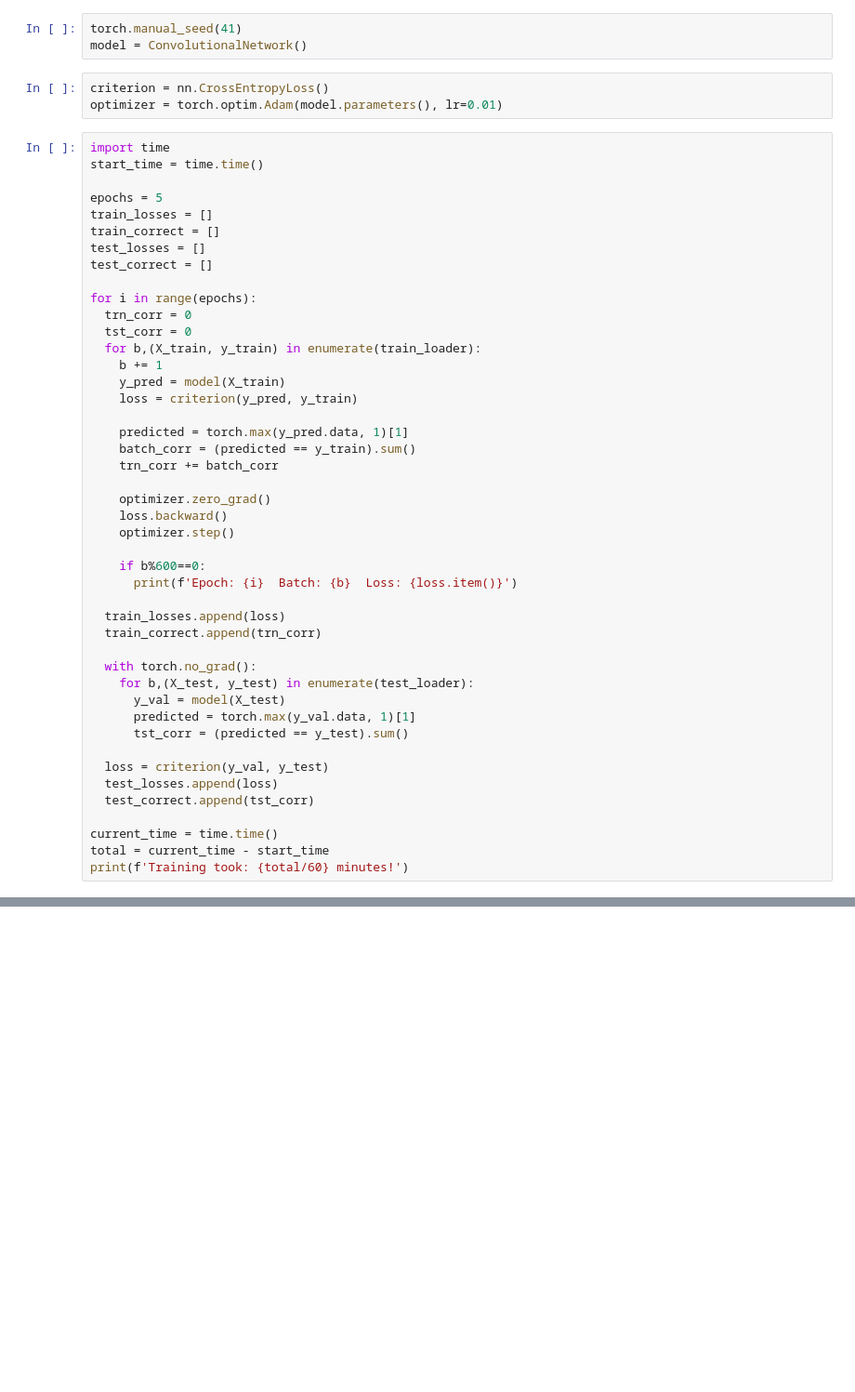
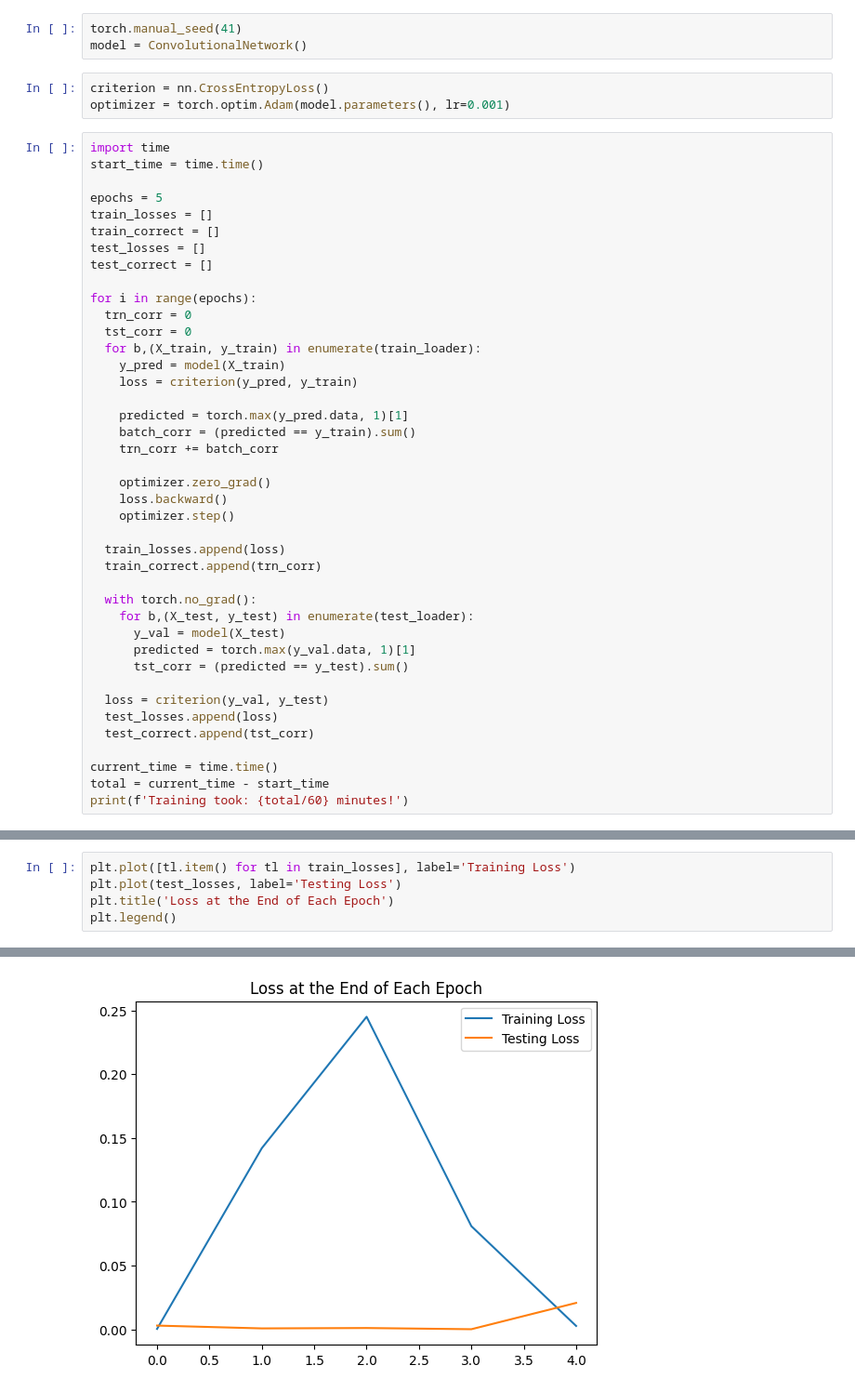
Before and after one commit to iyqht/simple-neural-network, a Jupyter notebook: neural_network.ipynb, the cells around one changed output, grey strips where cells are left out. Shown at 93% size. Drawn from its saved outputs; the diff is of its cells as text; blank space fills up the shorter version.

```diff
--- a/neural_network.ipynb
+++ b/neural_network.ipynb
@@ -49,7 +49,7 @@ torch.manual_seed(41)
 model = ConvolutionalNetwork()
 # %%
 criterion = nn.CrossEntropyLoss()
-optimizer = torch.optim.Adam(model.parameters(), lr=0.01)
+optimizer = torch.optim.Adam(model.parameters(), lr=0.001)
 # %%
 import time
 start_time = time.time()
@@ -64,7 +64,6 @@ for i in range(epochs):
   trn_corr = 0
   tst_corr = 0
   for b,(X_train, y_train) in enumerate(train_loader):
-    b += 1
     y_pred = model(X_train)
     loss = criterion(y_pred, y_train)
 
@@ -75,9 +74,6 @@ for i in range(epochs):
     optimizer.zero_grad()
     loss.backward()
     optimizer.step()
-
-    if b%600==0:
-      print(f'Epoch: {i}  Batch: {b}  Loss: {loss.item()}')
 
   train_losses.append(loss)
   train_correct.append(trn_corr)
@@ -104,0 +96,6 @@ Epoch: 0  Batch: 3600  Loss: 0.00796186551451683
+# %%
+plt.plot([tl.item() for tl in train_losses], label='Training Loss')
+plt.plot(test_losses, label='Testing Loss')
+plt.title('Loss at the End of Each Epoch')
+plt.legend()
+# %% [output]
@@ -104,0 +103 @@ Epoch: 0  Batch: 3600  Loss: 0.00796186551451683
+[figure, added]
```
Also changed, not shown: parts of 5 cells of this notebook.
